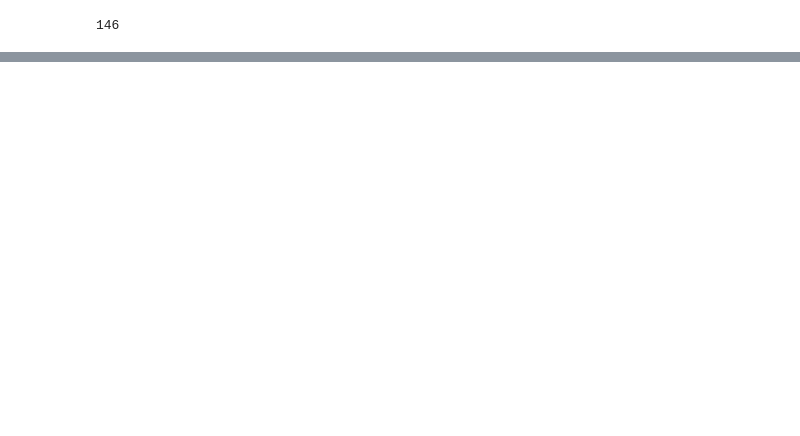
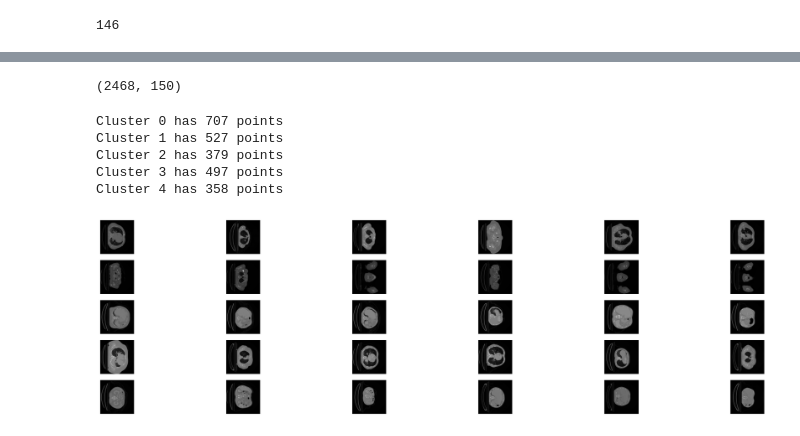
Before and after one commit to Chiru-CatalinMihail/Hackathon_Enfield, a Jupyter notebook: Radiomics_patients_sample.ipynb, the cells around one changed output, grey strips where cells are left out. Saved outputs shown, nothing was run; the diff lists cells and outputs as text; code cells hidden in the pictures; blank space fills up the shorter version.

```diff
--- a/Radiomics_patients_sample.ipynb
+++ b/Radiomics_patients_sample.ipynb
@@ -301,5 +421,55 @@ for idx in best_indices:
+# %%
+points_np = np.array(points)
+points_np.shape
+# %% [output]
+(2468, 150)
 # %%
+from sklearn.cluster import KMeans
+
 NO_CLUSTERS = 5
 
-kmeans = apply_kmeans(points, NO_CLUSTERS)
+kmeans = KMeans(n_clusters=NO_CLUSTERS, random_state=0).fit(points_np)
+# %%
+for i in range(NO_CLUSTERS):
+    label_indices = np.nonzero(kmeans.labels_ == i)
+
+    print(f'Cluster {i} has {len(label_indices[0])} points')
+# %% [output]
+Cluster 0 has 707 points
+Cluster 1 has 527 points
+Cluster 2 has 379 points
+Cluster 3 has 497 points
+Cluster 4 has 358 points
+# %%
+def plot_clusters(components_patient_info, NO_CLUSTERS, NO_IMAGES = 6):
+    fig, axes = plt.subplots(NO_CLUSTERS, NO_IMAGES, figsize=[20, 5])
+
+    for i in range(NO_CLUSTERS):
+        label_indices = np.nonzero(kmeans.labels_ == i)
+
+        # Randomly select NO_IMAGES images from the cluster
+        random_indices = random.sample(list(label_indices[0]), NO_IMAGES)
+
+        # Put the title to the left
+        axes[i, 0].yaxis.set_label_position("left")
+        axes[i, 0].set_ylabel(f'Cluster {i}')
+
+
+        for j, idx in enumerate(random_indices):
+            metadata = components_patient_info[idx]
+            patient_id, slice_idx = metadata['patient_id'], metadata['slice_id']
+
+            patient_volume, _ = get_image_and_label(train_dataset[patient_id])
+
+            img = patient_volume[0, ..., slice_idx]
+            axes[i, j].imshow(img, cmap='gray')
+            # axes[i, j].set_title(f'Cluster {i} - Image {j}')
+            axes[i, j].set_axis_off()
+
+    plt.tight_layout()
+    plt.show()
+# %%
+plot_clusters(points_indices, NO_CLUSTERS)
+# %% [output]
+[figure, added]
 # %%
```
Also changed, not shown: parts of 16 cells of this notebook, 14 other files.
